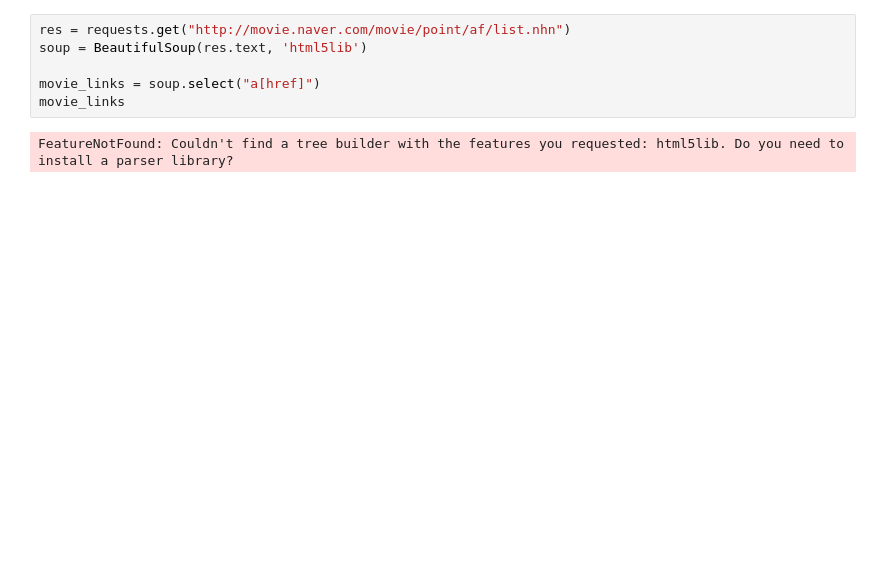
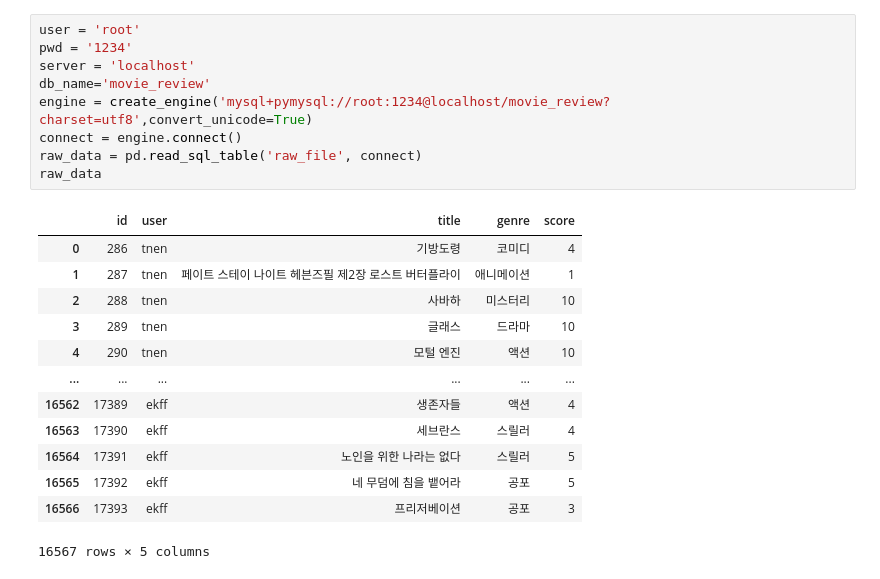
Before and after one commit to Banghyungjin/MovieRecommender, a Jupyter notebook: Untitled.ipynb, the cells around one changed output. Saved outputs shown, nothing was run; the diff lists cells and outputs as text; blank space fills up the shorter version.

```diff
--- a/Untitled.ipynb
+++ b/Untitled.ipynb
@@ -5,8 +13,23 @@ import re
-# %%
-res = requests.get("http://movie.naver.com/movie/point/af/list.nhn")
-soup = BeautifulSoup(res.text, 'html5lib')
-
-movie_links = soup.select("a[href]")
-movie_links
-# %% [output]
-FeatureNotFound: Couldn't find a tree builder with the features you requested: html5lib. Do you need to install a parser library?
+# %%
+user = 'root'
+pwd = '1234'
+server = 'localhost'
+db_name='movie_review'
+engine = create_engine('mysql+pymysql://root:1234@localhost/movie_review?charset=utf8',convert_unicode=True)
+connect = engine.connect()
+raw_data = pd.read_sql_table('raw_file', connect)
+raw_data
+# %% [output]
+|  | id | user | title | genre | score |
+| 0 | 286 | tnen | 기방도령 | 코미디 | 4 |
+| 1 | 287 | tnen | 페이트 스테이 나이트 헤븐즈필 제2장 로스트 버터플라이 | 애니메이션 | 1 |
+| 2 | 288 | tnen | 사바하 | 미스터리 | 10 |
+| 3 | 289 | tnen | 글래스 | 드라마 | 10 |
+| 4 | 290 | tnen | 모털 엔진 | 액션 | 10 |
+| ... | ... | ... | ... | ... | ... |
+| 16562 | 17389 | ekff | 생존자들 | 액션 | 4 |
+| 16563 | 17390 | ekff | 세브란스 | 스릴러 | 4 |
+| 16564 | 17391 | ekff | 노인을 위한 나라는 없다 | 스릴러 | 5 |
+| 16565 | 17392 | ekff | 네 무덤에 침을 뱉어라 | 공포 | 5 |
+| 16566 | 17393 | ekff | 프리저베이션 | 공포 | 3 |
+16567 rows × 5 columns
```
Also changed, not shown: parts of 16 cells of this notebook, 6 other files.
